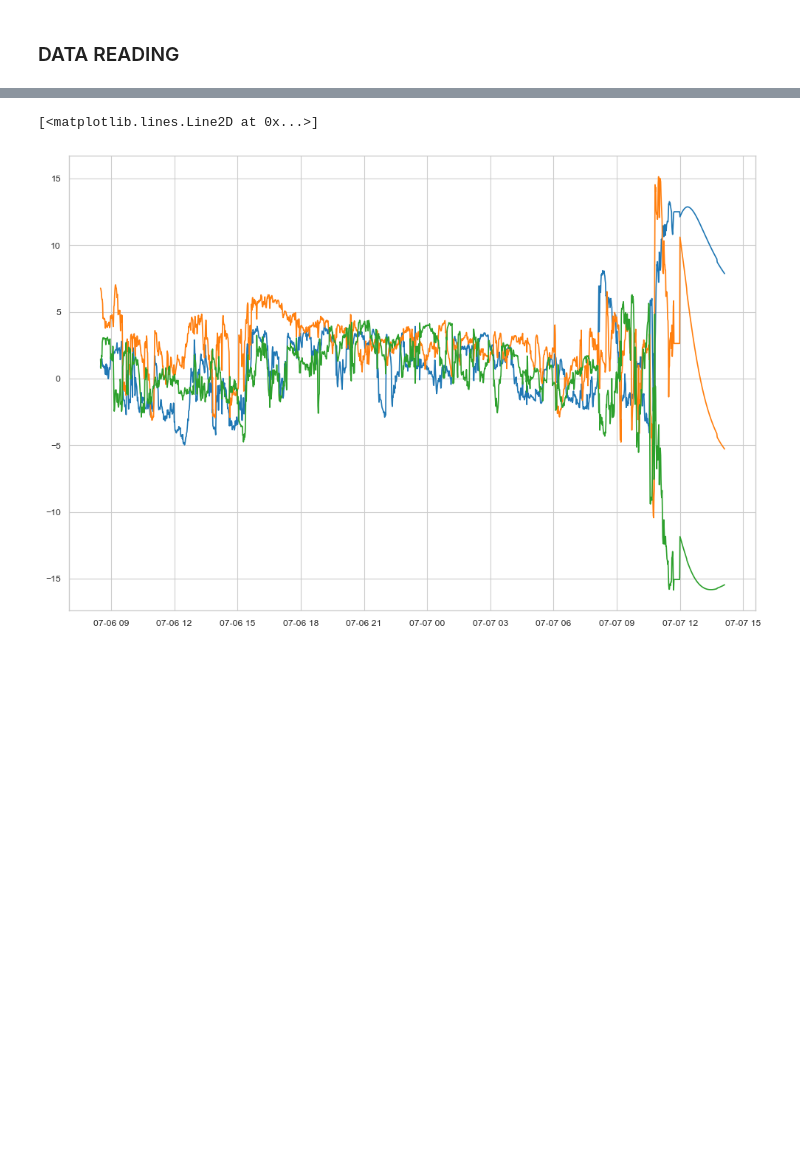
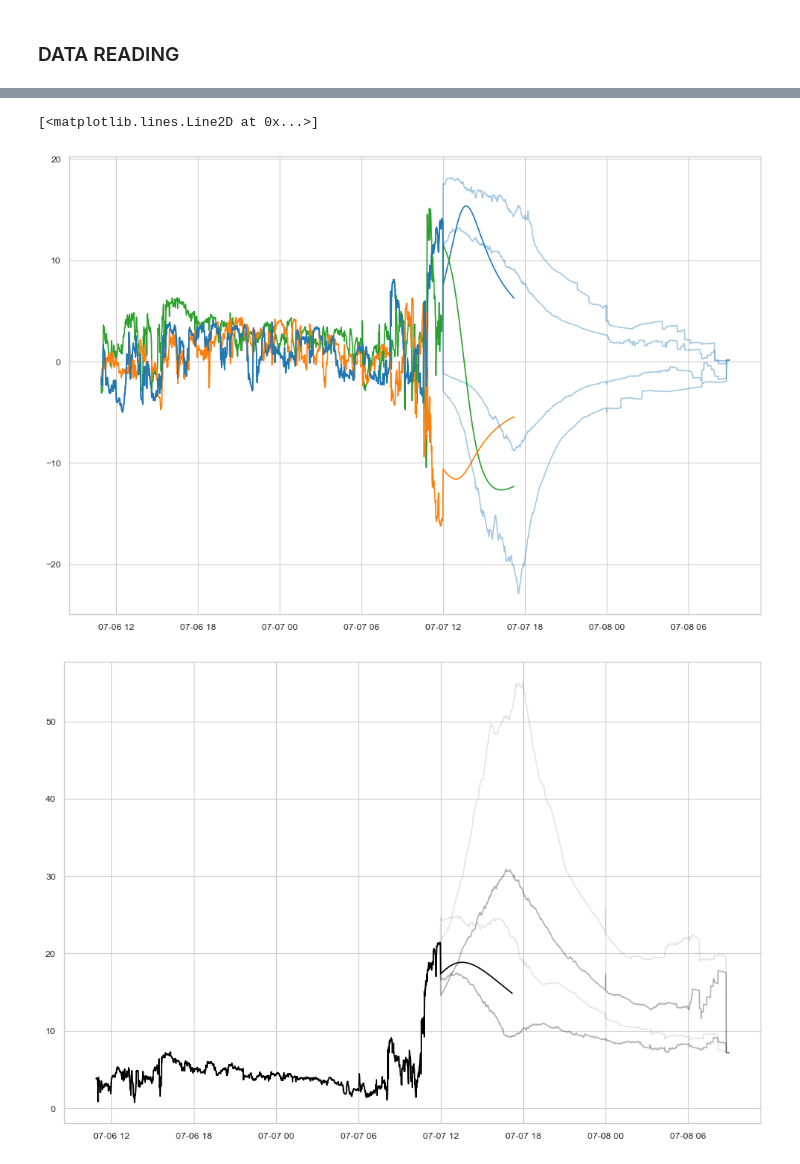
Before and after one commit to EvaWeiler/real-time, a Jupyter notebook: sub_l1_monitoring_real_time_3DCORE.ipynb, the cells around one changed output, grey strips where cells are left out. Cells and saved outputs as stored; diff of their text form; code cells hidden in the pictures; blank space fills up the shorter version.

```diff
--- a/sub_l1_monitoring_real_time_3DCORE.ipynb
+++ b/sub_l1_monitoring_real_time_3DCORE.ipynb
@@ -132,17 +87,40 @@ print(olr.time)
-# %%
-plt.figure(1, figsize=(12,8))
-plt.plot(time_dst, bxx_dst)
-plt.plot(time_dst, byy_dst)
-plt.plot(time_dst, bzz_dst)
-
-#plt.figure(2, figsize=(12,8))
-#plt.plot(time_arr_new, vel_new)
-
-#plt.figure(3, figsize=(12,8))
-#plt.plot(time_arr_new, dens_new)
-# %% [output]
-[<matplotlib.lines.Line2D at 0x...>]
-[figure, removed]
+# %%
+plt.figure(1, figsize=(12,8))
+plt.plot(time_dst, bxx_dst, c='tab:blue')
+plt.plot(time_dst, byy_dst, c='tab:green')
+plt.plot(time_dst, bzz_dst, c='tab:orange')
+
+plt.plot(time_sig, bx1_sig, alpha=0.4, c='tab:blue')
+#plt.plot(time_sig, by1_sig, alpha=0.4, c='tab:green')
+#plt.plot(time_sig, bz1_sig, alpha=0.4, c='tab:orange')
+plt.plot(time_sig, bx0_sig, alpha=0.4, c='tab:blue')
+#plt.plot(time_sig, by0_sig, alpha=0.4, c='tab:green')
+#plt.plot(time_sig, bz0_sig, alpha=0.4, c='tab:orange')
+
+plt.plot(time_2sig, bx1_2sig, alpha=0.4, c='tab:blue')
+#plt.plot(time_2sig, by1_2sig, alpha=0.4, c='tab:green')
+#plt.plot(time_2sig, bz1_2sig, alpha=0.4, c='tab:orange')
+plt.plot(time_2sig, bx0_2sig, alpha=0.4, c='tab:blue')
+#plt.plot(time_2sig, by0_2sig, alpha=0.4, c='tab:green')
+#plt.plot(time_2sig, bz0_2sig, alpha=0.4, c='tab:orange')
+
+plt.figure(2, figsize=(12,8))
+plt.plot(time_dst, btt_dst, c='k')
+plt.plot(time_sig, bt0_sig, c='k', alpha=0.3)
+plt.plot(time_sig, bt1_sig, c='k', alpha=0.3)
+plt.plot(time_2sig, bt0_2sig, c='k', alpha=0.1)
+plt.plot(time_2sig, bt1_2sig, c='k', alpha=0.1)
+
+
+#plt.figure(2, figsize=(12,8))
+#plt.plot(time_arr_new, vel_new)
+
+#plt.figure(3, figsize=(12,8))
+#plt.plot(time_arr_new, dens_new)
+# %% [output]
+[<matplotlib.lines.Line2D at 0x...>]
+[figure, added]
+[figure, added]
 # %%
 # make SatData oject for Dst-calculation
 
```
Also changed, not shown: parts of 12 cells of this notebook.
